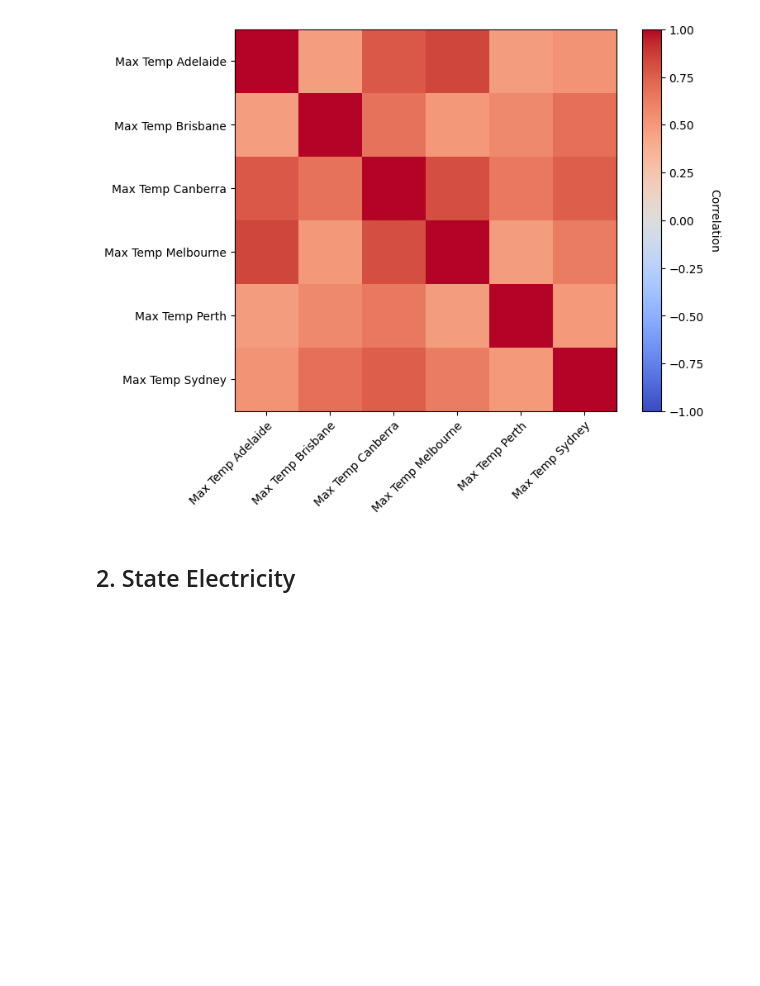
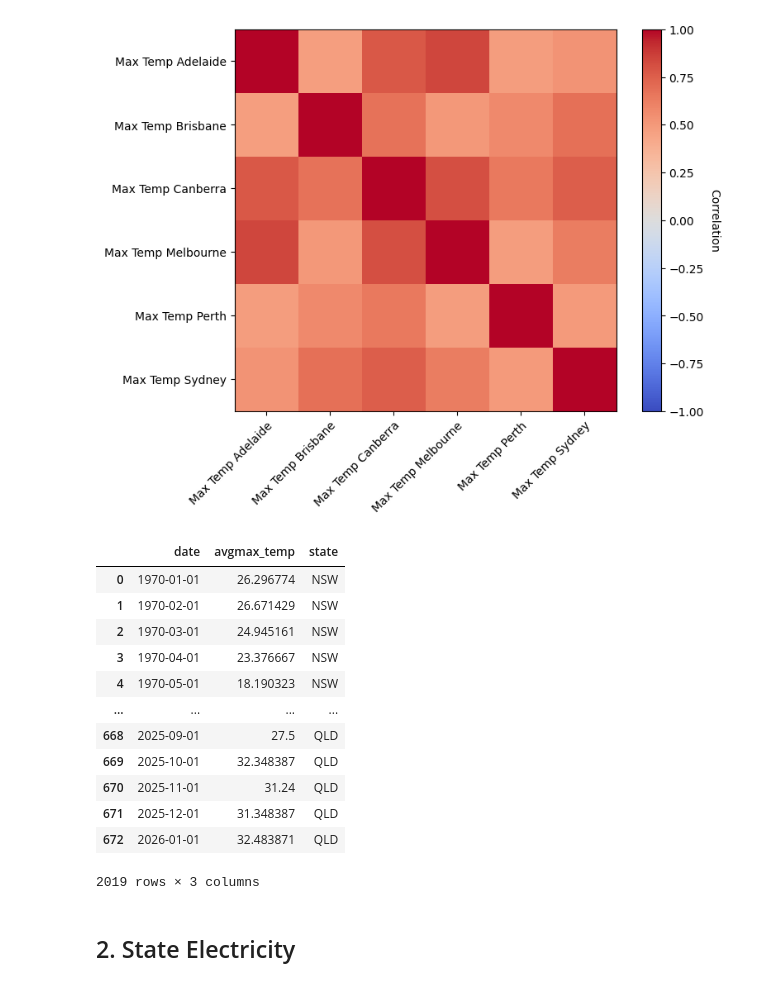
Before and after one commit to DavidP-01/example_analysis_david_p, a Jupyter notebook: supply_electricity_forecasting_features.ipynb, the cells around one changed output. Saved outputs shown, nothing was run; the diff lists cells and outputs as text; code cells hidden in the pictures; blank space fills up the shorter version.

```diff
--- a/supply_electricity_forecasting_features.ipynb
+++ b/supply_electricity_forecasting_features.ipynb
@@ -92,13 +92,33 @@ for i in states:
     temp_df = temp_df.rename(columns = {i : 'avgmax_temp'})
     temp_df['state'] = i
     avg_max_temp = pd.concat([avg_max_temp ,temp_df])
+
+#fix up issue with date
+avg_max_temp['date'] = pd.to_datetime(avg_max_temp['date'])
 # %%
 #move to parquet
 file_name = 'weather_daily.parquet'
 data_folder = os.path.join(os.getcwd(), r'features')
 
 path = os.path.join(data_folder,file_name)
 avg_max_temp.to_parquet(path)
+
+
+avg_max_temp
+# %% [output]
+|  | date | avgmax_temp | state |
+| 0 | 1970-01-01 | 26.296774 | NSW |
+| 1 | 1970-02-01 | 26.671429 | NSW |
+| 2 | 1970-03-01 | 24.945161 | NSW |
+| 3 | 1970-04-01 | 23.376667 | NSW |
+| 4 | 1970-05-01 | 18.190323 | NSW |
+| ... | ... | ... | ... |
+| 668 | 2025-09-01 | 27.5 | QLD |
+| 669 | 2025-10-01 | 32.348387 | QLD |
+| 670 | 2025-11-01 | 31.24 | QLD |
+| 671 | 2025-12-01 | 31.348387 | QLD |
+| 672 | 2026-01-01 | 32.483871 | QLD |
+2019 rows × 3 columns
 # %% [markdown]
 ## 2. State Electricity
 # %%
```
Also changed, not shown: parts of 11 cells of this notebook, 4 other files.
